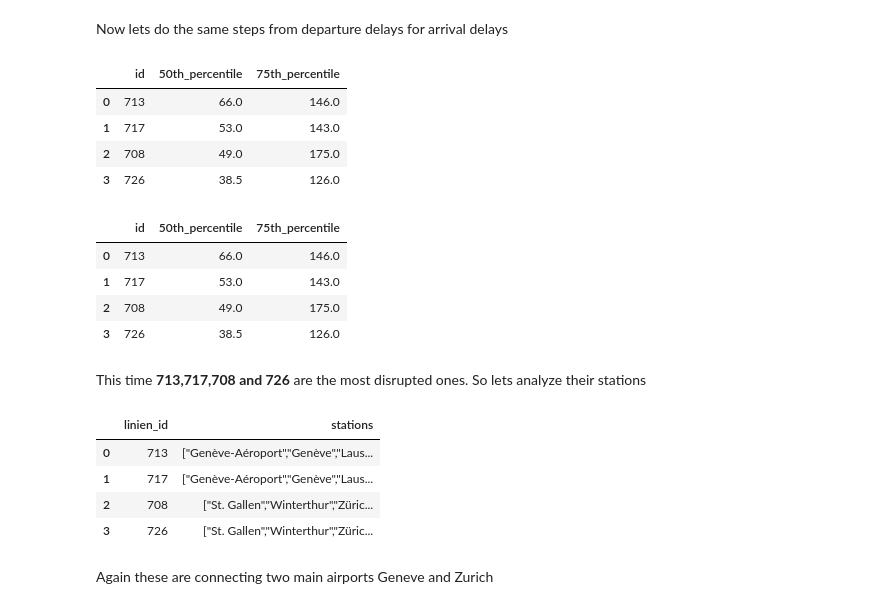
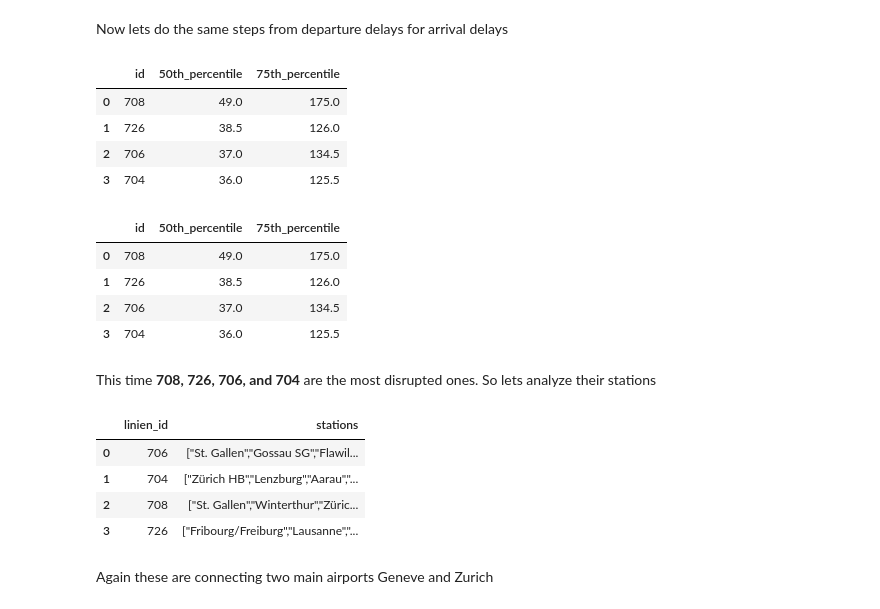
Before and after one commit to FurkanKarakas/dslab-homework-1, a Jupyter notebook: notebooks/DSLab_homework-1.ipynb, the cells around one changed output. Drawn from its saved outputs; the diff is of its cells as text; code cells hidden in the pictures.

```diff
--- a/notebooks/DSLab_homework-1.ipynb
+++ b/notebooks/DSLab_homework-1.ipynb
@@ -680,0 +680,9 @@ So all  **708,704,706 and 713.** are on a similiar path. Trains are going betwee
+# %%
+query = """
+SELECT linien_id,ABFAHRTSZEIT
+FROM {0}.sbb_orc
+WHERE linien_id = "708" AND verkehrsmittel_text = "IC"
+LIMIT 8
+""".format(username)
+pd.options.display.max_colwidth = 999
+pd.read_sql(query, conn)
@@ -680,0 +699,9 @@ So all  **708,704,706 and 713.** are on a similiar path. Trains are going betwee
+# %%
+query = """
+SELECT linien_id,ABFAHRTSZEIT
+FROM {0}.sbb_orc
+WHERE linien_id = "704" AND verkehrsmittel_text = "IC"
+LIMIT 8
+""".format(username)
+pd.options.display.max_colwidth = 999
+pd.read_sql(query, conn)
@@ -680,0 +718,9 @@ So all  **708,704,706 and 713.** are on a similiar path. Trains are going betwee
+# %%
+query = """
+SELECT linien_id,ABFAHRTSZEIT
+FROM {0}.sbb_orc
+WHERE linien_id = "706" AND verkehrsmittel_text = "IC"
+LIMIT 8
+""".format(username)
+pd.options.display.max_colwidth = 999
+pd.read_sql(query, conn)
@@ -743,10 +800,10 @@ limit 4
 pd.read_sql(query, conn)
 # %% [output]
 |  | id | 50th_percentile | 75th_percentile |
-| 0 | 713 | 66.0 | 146.0 |
-| 1 | 717 | 53.0 | 143.0 |
-| 2 | 708 | 49.0 | 175.0 |
-| 3 | 726 | 38.5 | 126.0 |
+| 0 | 708 | 49.0 | 175.0 |
+| 1 | 726 | 38.5 | 126.0 |
+| 2 | 706 | 37.0 | 134.5 |
+| 3 | 704 | 36.0 | 125.5 |
 # %%
 query = """
 SELECT  id, 50th_percentile, 75th_percentile
@@ -758,28 +815,28 @@ limit 4
 pd.read_sql(query, conn)
 # %% [output]
 |  | id | 50th_percentile | 75th_percentile |
-| 0 | 713 | 66.0 | 146.0 |
-| 1 | 717 | 53.0 | 143.0 |
-| 2 | 708 | 49.0 | 175.0 |
-| 3 | 726 | 38.5 | 126.0 |
+| 0 | 708 | 49.0 | 175.0 |
+| 1 | 726 | 38.5 | 126.0 |
+| 2 | 706 | 37.0 | 134.5 |
+| 3 | 704 | 36.0 | 125.5 |
 # %% [markdown]
-This time **713,717,708 and 726** are the most disrupted ones.
+This time **708, 726, 706, and 704** are the most disrupted ones.
 So lets analyze their stations
 # %%
 query = """
 SELECT linien_id, COLLECT_SET(haltestellen_name) as stations
 FROM {0}.sbb_orc
-WHERE linien_id IN ("713","717","708","726") AND verkehrsmittel_text = "IC"
+WHERE linien_id IN ("708","726","706","704") AND verkehrsmittel_text = "IC"
 GROUP BY linien_id
 LIMIT 10
 """.format(username)
 pd.options.display.max_colwidth = 999
 pd.read_sql(query, conn)
 # %% [output]
 |  | linien_id | stations |
-| 0 | 713 | ["Genève-Aéroport","Genève","Laus... |
-| 1 | 717 | ["Genève-Aéroport","Genève","Laus... |
+| 0 | 706 | ["St. Gallen","Gossau SG","Flawil... |
+| 1 | 704 | ["Zürich HB","Lenzburg","Aarau","... |
 | 2 | 708 | ["St. Gallen","Winterthur","Züric... |
-| 3 | 726 | ["St. Gallen","Winterthur","Züric... |
+| 3 | 726 | ["Fribourg/Freiburg","Lausanne","... |
 # %% [markdown]
 Again these are connecting two main airports Geneve and Zurich
```
Also changed, not shown: parts of 14 cells of this notebook.
